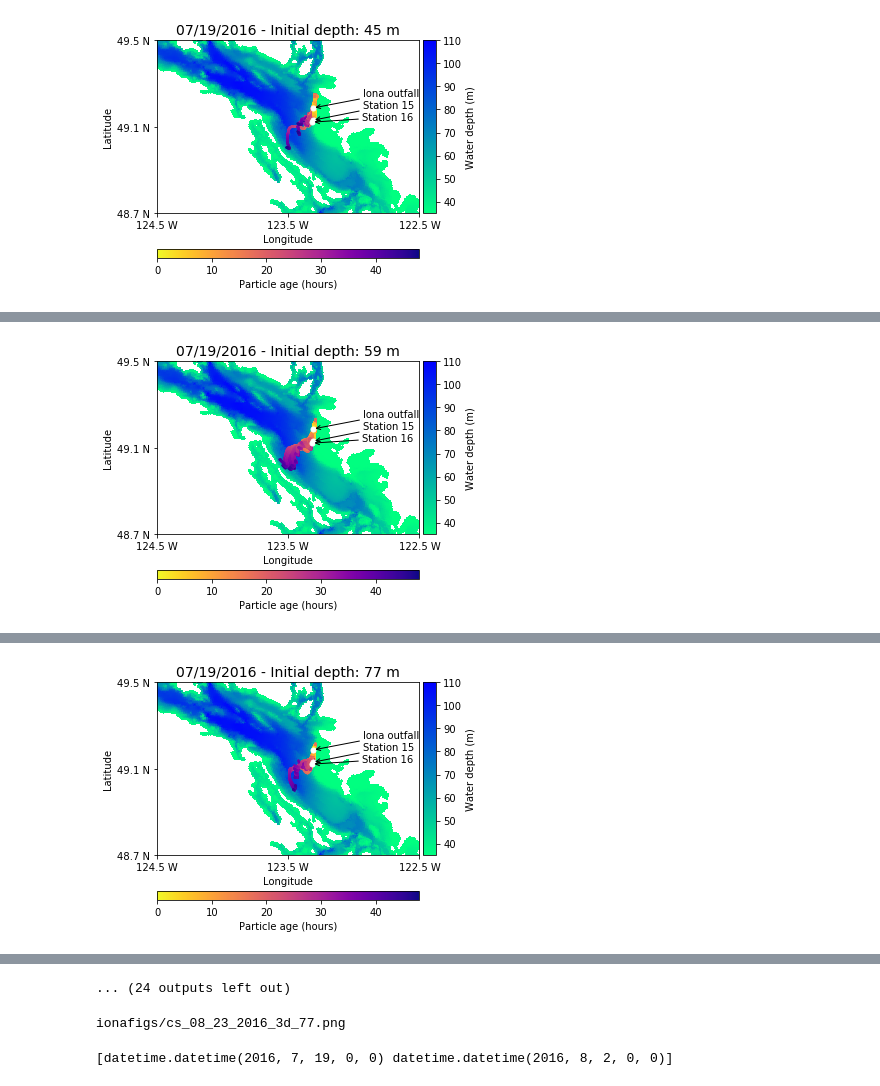
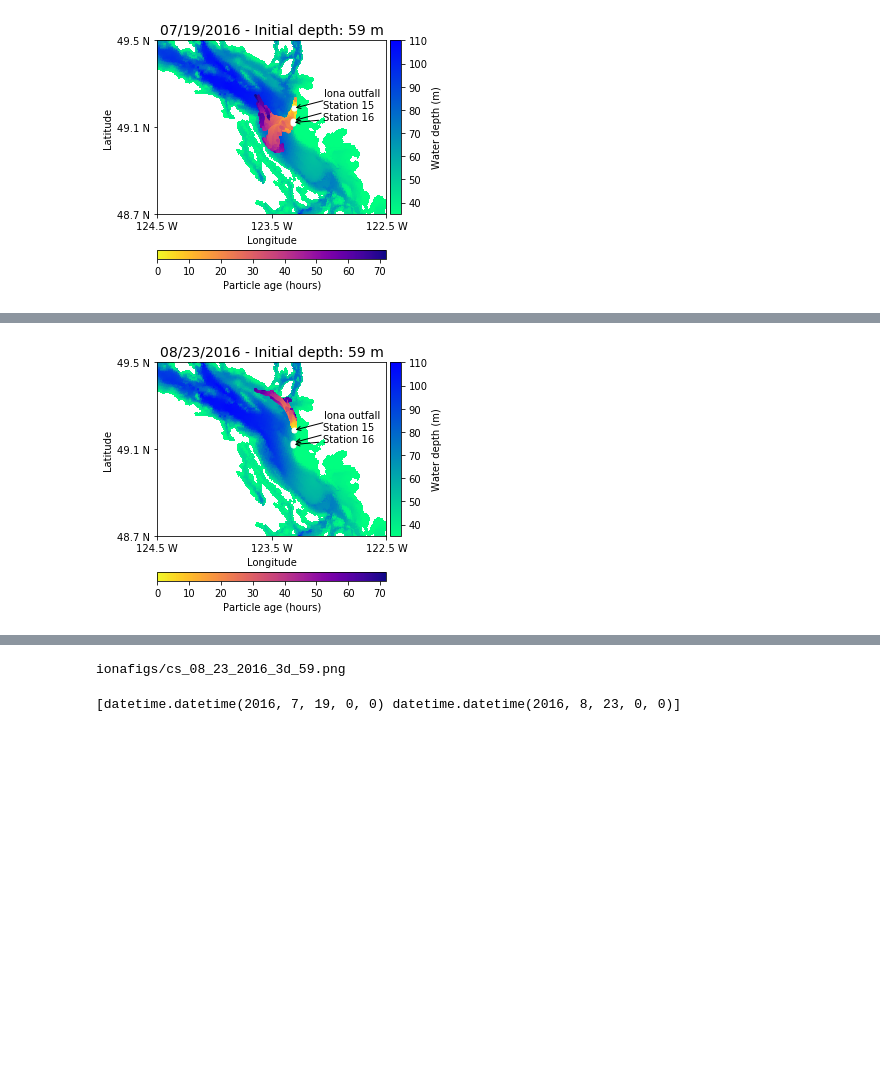
Before and after one commit to SalishSeaCast/analysis-giorgio-2, a Jupyter notebook: revised_notebooks/3analysis_plots/case_study-final.ipynb, the cells around one changed output, grey strips where cells are left out. Drawn from its saved outputs; the diff is of its cells as text; code cells hidden in the pictures; blank space fills up the shorter version.

```diff
--- a/revised_notebooks/3analysis_plots/case_study-final.ipynb
+++ b/revised_notebooks/3analysis_plots/case_study-final.ipynb
@@ -179,21 +179,21 @@ def param(timef): #background
 
             axs[j,k].annotate(
             "Iona outfall",
-            xy=(model_lons[outy, outx], model_lats[outy, outx]), xytext=(50, 10),
+            xy=(model_lons[outy, outx], model_lats[outy, outx]), xytext=(30, 10),
             textcoords='offset points', ha='left', va='bottom',
             #bbox=dict(boxstyle='round,pad=0.5', fc='yellow', alpha=0.5),
             arrowprops=dict(arrowstyle = '->', connectionstyle='arc3,rad=0'))
 
             axs[j,k].annotate(
             "Station 15",
-            xy=(S15[0],S15[1]), xytext=(50, 10),
+            xy=(S15[0],S15[1]), xytext=(30, 10),
             textcoords='offset points', ha='left', va='bottom',
             #bbox=dict(boxstyle='round,pad=0.5', fc='yellow', alpha=0.5),
             arrowprops=dict(arrowstyle = '->', connectionstyle='arc3,rad=0'))
 
             axs[j,k].annotate(
             "Station 16",
-            xy=(S16[0],S16[1]), xytext=(50, 10),
+            xy=(S16[0],S16[1]), xytext=(30, 10),
             textcoords='offset points', ha='left', va='top',
             #bbox=dict(boxstyle='round,pad=0.5', fc='yellow', alpha=0.5),
             arrowprops=dict(arrowstyle = '->', connectionstyle='arc3,rad=0'))
@@ -427,9 +427,9 @@ def get_points2(direct, date, traj_len, diff_m = False):
 LIN = 1
 COL = 1
 # %%
-traj_len = 2
+traj_len = 3
 
-test_version = False
+test_version = True
 
 times = np.array(
     [
@@ -449,14 +449,15 @@ test = times_day_before = np.array(
 
 
 
-    dt.datetime(2016, 8, 2)
+   dt.datetime(2016, 7, 19),
+        dt.datetime(2016, 8, 23)
 
 
     ]
                             )
 
 
-for date in times:
+for date in test:
 
 
 
@@ -473,7 +474,7 @@ for date in times:
     init_date = date - dt.timedelta(days = traj_len-1
                         )
 
-    for i_0 in range(3):
+    for i_0 in range(1,2):
 
 
 
@@ -526,8 +527,10 @@ for date in times:
         if test_version:
             dirs = dirs [:-4] + "_test" + dirs [-4:]
 
-
-        plt.savefig(fig.savefig(dirs, dpi = 400 ) )
+        plt.tight_layout()
+        plt.savefig(fig.savefig("/ocean/gsgarbi/cs_{}_{}d_{}.png".format(fdate2,
+                                                             traj_len,
+                                                             init_depths[i_0]), dpi = 400 ) )
 
         print ("saved in: ", dirs)
 
@@ -559 +562 @@ saved in:  /ocean/gsgarbi/MEOPAR/private-docs/reports/IonaProject/ionafigs/cs_07
-[figure, old version]
+[figure, new version]
@@ -577 +580 @@ saved in:  /ocean/gsgarbi/MEOPAR/private-docs/reports/IonaProject/ionafigs/cs_07
-[figure, old version]
+[figure, new version]
@@ -595 +580,0 @@ saved in:  /ocean/gsgarbi/MEOPAR/private-docs/reports/IonaProject/ionafigs/cs_07
-[figure, removed]
@@ -650,11 +581,10 @@ saved in:  /ocean/gsgarbi/MEOPAR/private-docs/reports/IonaProject/ionafigs/cs_07
-... (24 outputs left out)
 # %%
 print ("ionafigs/cs_{}_{}d_{}.png".format(fdate2,
                                                          traj_len,
                                                          init_depths[i_0]))
 # %% [output]
-ionafigs/cs_08_23_2016_3d_77.png
+ionafigs/cs_08_23_2016_3d_59.png
 # %%
 print (test)
 # %% [output]
-[datetime.datetime(2016, 7, 19, 0, 0) datetime.datetime(2016, 8, 2, 0, 0)]
+[datetime.datetime(2016, 7, 19, 0, 0) datetime.datetime(2016, 8, 23, 0, 0)]
```
Also changed, not shown: parts of 1 cell of this notebook, 10 other files.
